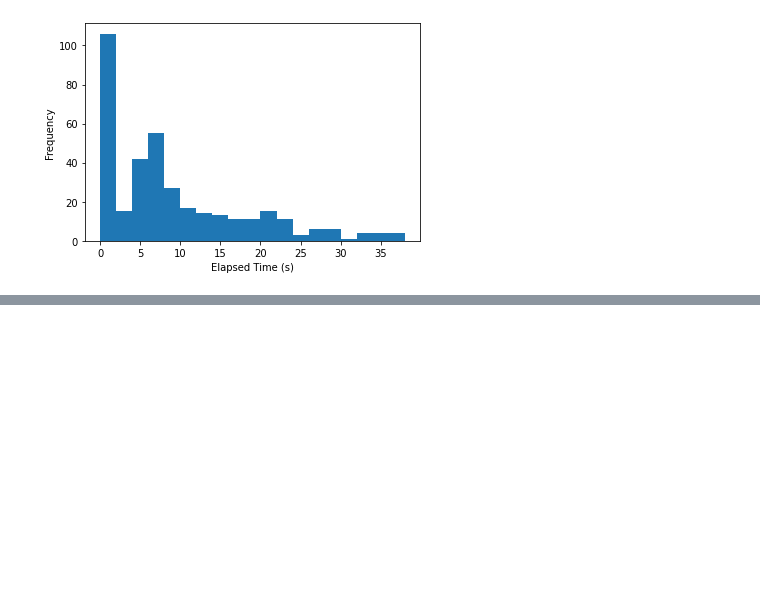
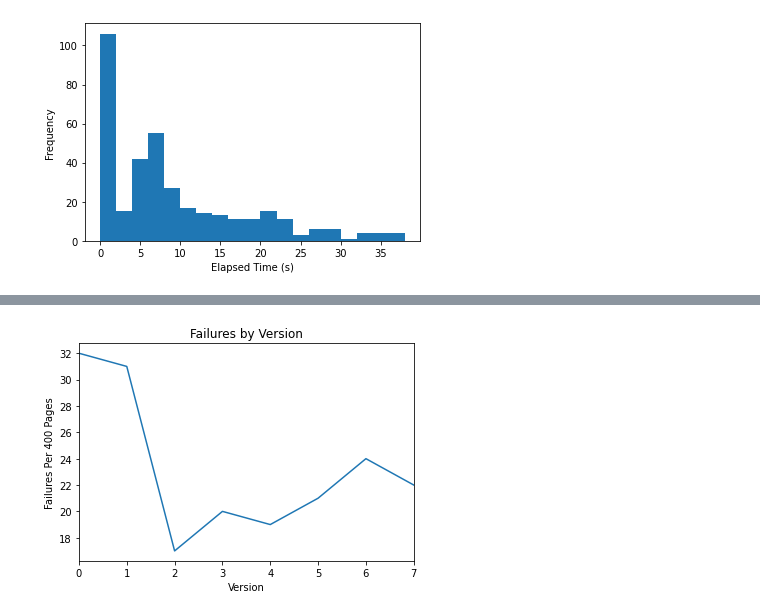
Before and after one commit to ancient-world-citation-analysis/awca-ocr, a Jupyter notebook: PreliminaryPerformanceAnalysis.ipynb, the cells around one changed output, grey strips where cells are left out. Cells and saved outputs as stored; diff of their text form; code cells hidden in the pictures; blank space fills up the shorter version.

Commit message:
Add summary of output changes across versions.

```diff
--- a/PreliminaryPerformanceAnalysis.ipynb
+++ b/PreliminaryPerformanceAnalysis.ipynb
@@ -1113,0 +1125,6 @@ plt.ylabel('Frequency');
+# %%
+n_failures = [
+    sum(1 for conf in it.mean_confidences if not pd.isna(conf) and conf < 75)
+    for it in (it0, it1, it2, it3, it4, it5, it6, it7)
+]
+n_failures
@@ -1113,0 +1147,8 @@ plt.ylabel('Frequency');
+# %%
+plt.plot(n_failures)
+plt.xlim(0, 7)
+plt.title('Failures by Version')
+plt.xlabel('Version')
+plt.ylabel('Failures Per 400 Pages');
+# %% [output]
+[figure, added]
```
Also changed, not shown: parts of 13 cells of this notebook.
